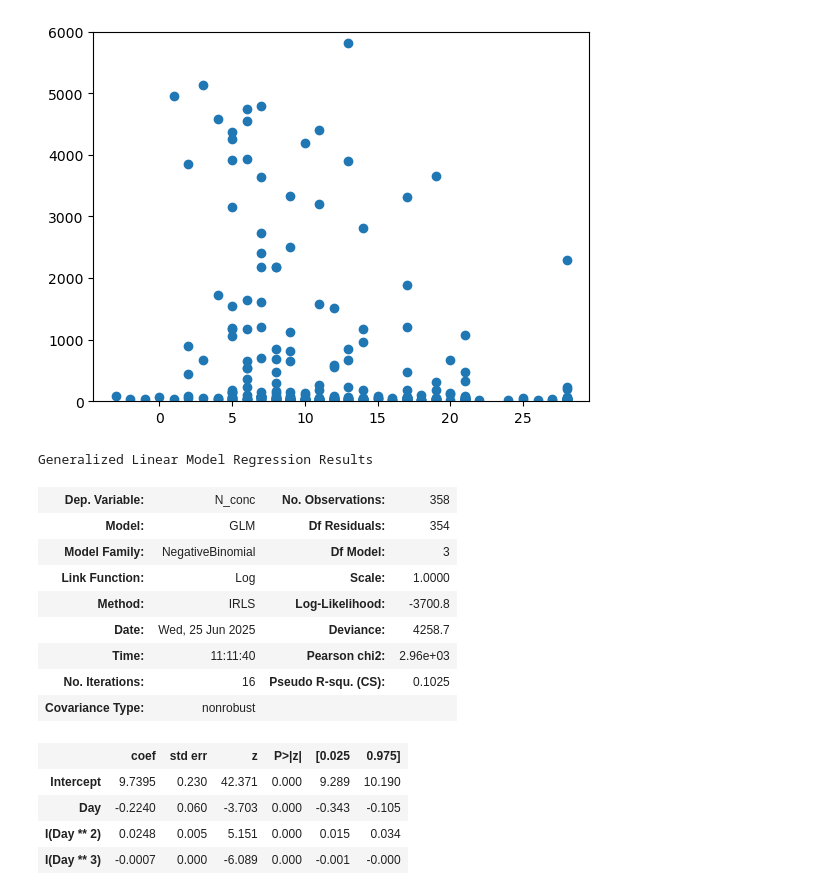
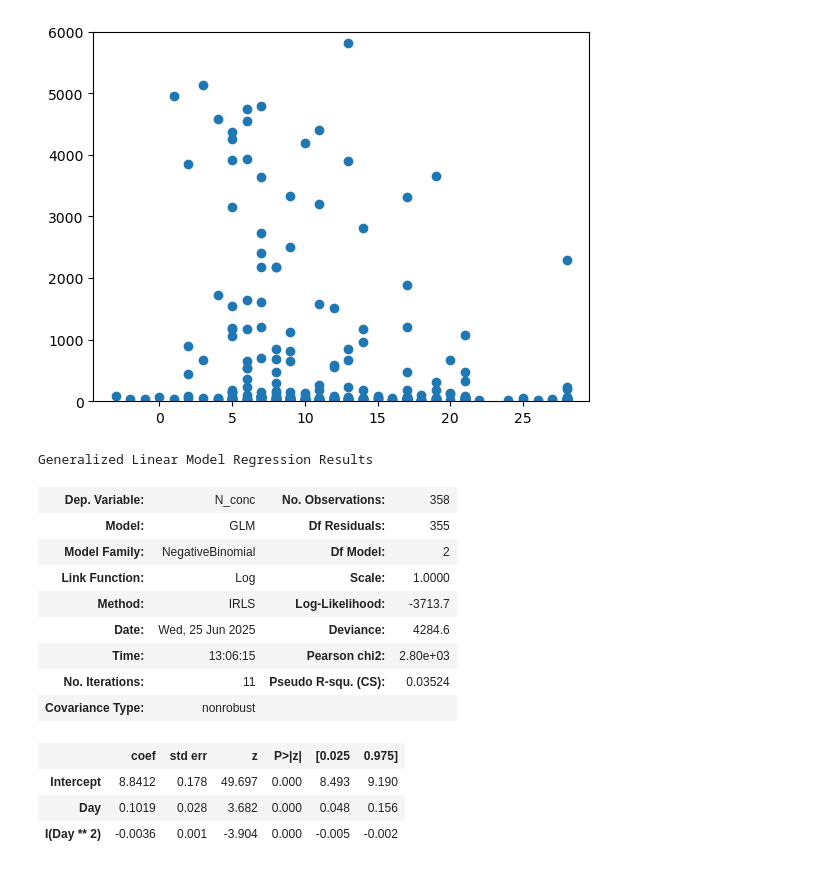
Before and after one commit to elizabethmurphy24/SRTI, a Jupyter notebook: Estimate shedding kernel.ipynb, the cells around one changed output. Cells and saved outputs as stored; diff of their text form; code cells hidden in the pictures.

```diff
--- a/Estimate shedding kernel.ipynb
+++ b/Estimate shedding kernel.ipynb
@@ -48,27 +48,27 @@ data['N_conc'] = pd.to_numeric(data['N_conc'], errors='coerce')
 # Remove outliers
 data = data[data['N_conc'] < data['N_conc'].quantile(0.95)]
 # %%
-expr = " N_conc ~ Day + I(Day**2) + I(Day**3)"
+expr = " N_conc ~ Day + I(Day**2)"
+
 y, X = dmatrices(expr, data, return_type='dataframe')
-model = sm.GLM(y, X, family=sm.families.NegativeBinomial(alpha=1))
+model = sm.GLM(y, X, family=sm.families.NegativeBinomial())
 results = model.fit()
 results.summary()
 # %% [output]
 Generalized Linear Model Regression Results
 | Dep. Variable: | N_conc | No. Observations: | 358 |
-| Model: | GLM | Df Residuals: | 354 |
-| Model Family: | NegativeBinomial | Df Model: | 3 |
+| Model: | GLM | Df Residuals: | 355 |
+| Model Family: | NegativeBinomial | Df Model: | 2 |
 | Link Function: | Log | Scale: | 1.0000 |
-| Method: | IRLS | Log-Likelihood: | -3700.8 |
-| Date: | Wed, 25 Jun 2025 | Deviance: | 4258.7 |
-| Time: | 11:11:40 | Pearson chi2: | 2.96e+03 |
-| No. Iterations: | 16 | Pseudo R-squ. (CS): | 0.1025 |
+| Method: | IRLS | Log-Likelihood: | -3713.7 |
+| Date: | Wed, 25 Jun 2025 | Deviance: | 4284.6 |
+| Time: | 13:06:15 | Pearson chi2: | 2.80e+03 |
+| No. Iterations: | 11 | Pseudo R-squ. (CS): | 0.03524 |
 | Covariance Type: | nonrobust |  |  |
 |  | coef | std err | z | P>|z| | [0.025 | 0.975] |
-| Intercept | 9.7395 | 0.230 | 42.371 | 0.000 | 9.289 | 10.190 |
-| Day | -0.2240 | 0.060 | -3.703 | 0.000 | -0.343 | -0.105 |
-| I(Day ** 2) | 0.0248 | 0.005 | 5.151 | 0.000 | 0.015 | 0.034 |
-| I(Day ** 3) | -0.0007 | 0.000 | -6.089 | 0.000 | -0.001 | -0.000 |
+| Intercept | 8.8412 | 0.178 | 49.697 | 0.000 | 8.493 | 9.190 |
+| Day | 0.1019 | 0.028 | 3.682 | 0.000 | 0.048 | 0.156 |
+| I(Day ** 2) | -0.0036 | 0.001 | -3.904 | 0.000 | -0.005 | -0.002 |
 # %%
 # Predict fitted values
 data['fit'] = results.predict(X)
```
Also changed, not shown: parts of 1 cell of this notebook.
